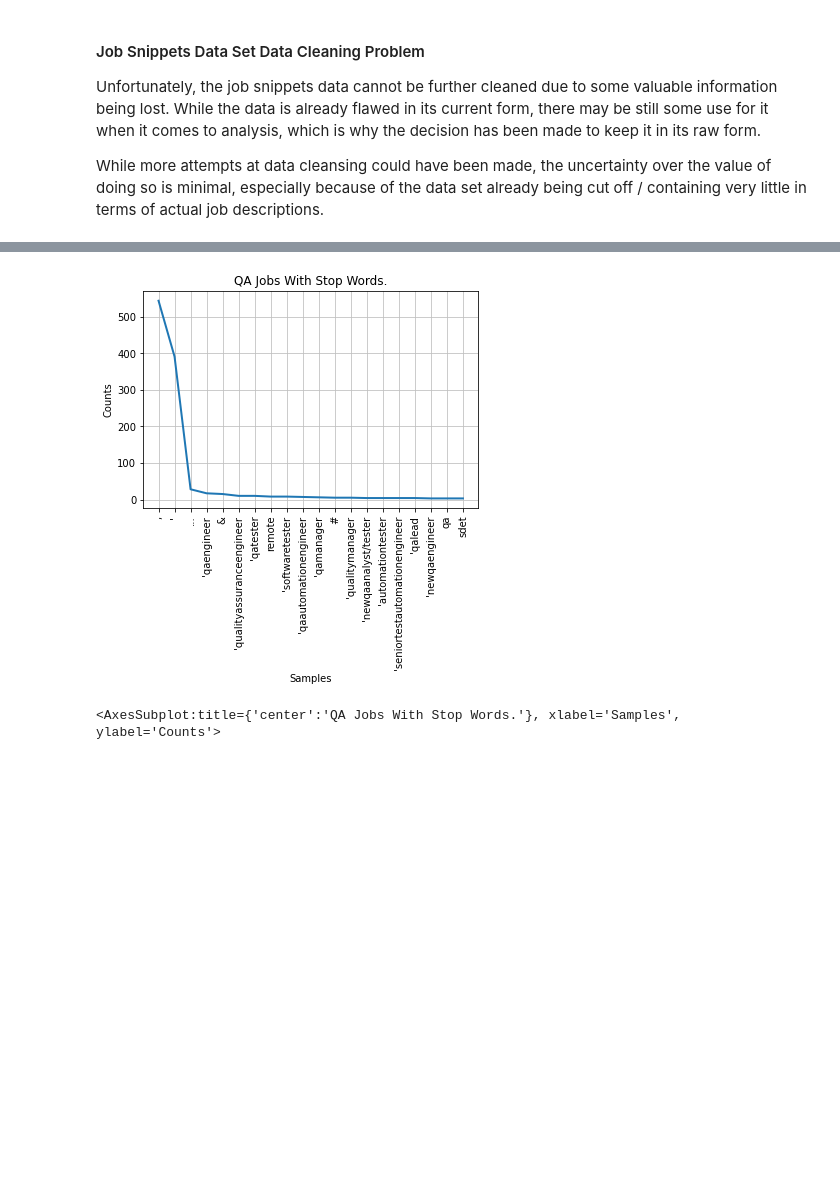
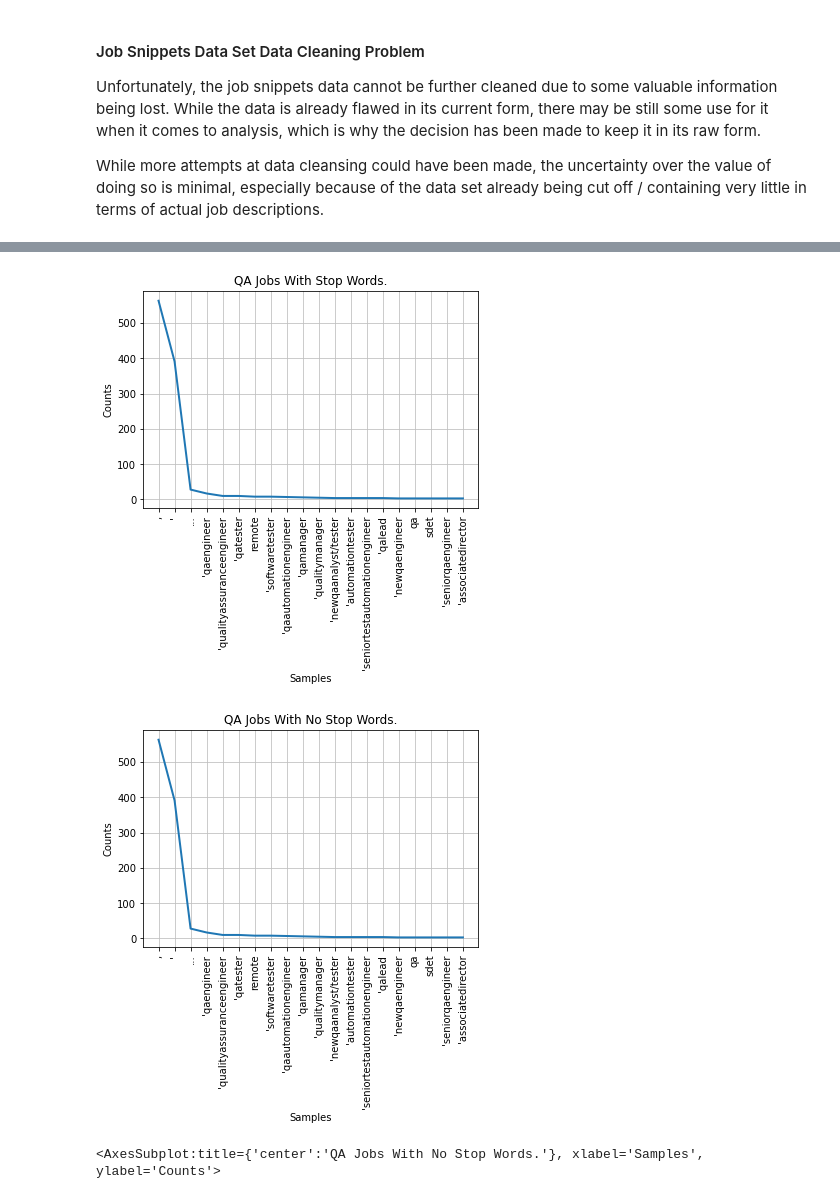
Before and after one commit to HedonisticOpportunist/Programming-with-Data, a Jupyter notebook: Data Programming Project.ipynb, the cells around one changed output, grey strips where cells are left out. Saved outputs shown, nothing was run; the diff lists cells and outputs as text; code cells hidden in the pictures; blank space fills up the shorter version.

```diff
--- a/Data Programming Project.ipynb
+++ b/Data Programming Project.ipynb
@@ -583,11 +586,15 @@ def clean_data(data_frame : pd.DataFrame):
     pattern_with_numbers_removed = ''.join([i for i in data_frame_modified.to_string() if not i.isdigit()])
 
     # remove unnecessary space and commas
-    pattern_with_numbers_removed = re.sub(' +', '', pattern_with_numbers_removed)
-    pattern_with_commas_removed = re.sub(',,', ',', pattern_with_numbers_removed)
+    pattern_with_all_numbers_removed = re.sub(' +', '', pattern_with_numbers_removed)
+    pattern_with_commas_removed = re.sub(',,', ',', pattern_with_all_numbers_removed)
+
+    # remove special characters
+    pattern_with_ampersand_removed = re.sub('&', ',', pattern_with_commas_removed)
+    pattern_with_special_char_removed = re.sub('#', ',', pattern_with_ampersand_removed)
 
     # remove unnamed
-    final_data_str = re.sub('Unnamed:', 'JOB TITLES', pattern_with_commas_removed)
+    final_data_str = re.sub('Unnamed:', 'JOB TITLES', pattern_with_special_char_removed)
 
     return final_data_str
 
@@ -635,28 +679,29 @@ One of the interesting points of analysis is to determine which titles crop up t
 # %%
 import nltk
 from nltk.corpus import stopwords
 from nltk.probability import FreqDist
 
 sentence = modified_job_titles_data.lower()
 tokens = nltk.tokenize.word_tokenize(sentence)
 
 # creating a list without stop words
-# filtered = [word for word in tokens if not word in stopwords.words()]
+filtered = [word for word in tokens if not word in stopwords.words()]
 # print(filtered)
 
 # Plotting data, with stop words
 import matplotlib.pyplot as plt
 
 fd_stopwords = nltk.FreqDist(tokens)
 fd_stopwords.plot(20, cumulative=False, title="QA Jobs With Stop Words.")
 
 # Plotting data without stop words
 
-# fd_no_stopwords = nltk.FreqDist(filtered)
-# fd_no_stopwords.plot(20, cumulative=False, title="QA Jobs With No Stop Words.")
+fd_no_stopwords = nltk.FreqDist(filtered)
+fd_no_stopwords.plot(20, cumulative=False, title="QA Jobs With No Stop Words.")
 # %% [output]
-[figure, old version]
+[figure, new version]
+[figure, added]
-<AxesSubplot:title={'center':'QA Jobs With Stop Words.'}, xlabel='Samples', ylabel='Counts'>
+<AxesSubplot:title={'center':'QA Jobs With No Stop Words.'}, xlabel='Samples', ylabel='Counts'>
 # %% [markdown]
 #### Job Titles As a WordCloud <a id="wordcloud"></a>
 
```
Also changed, not shown: parts of 16 cells of this notebook.
